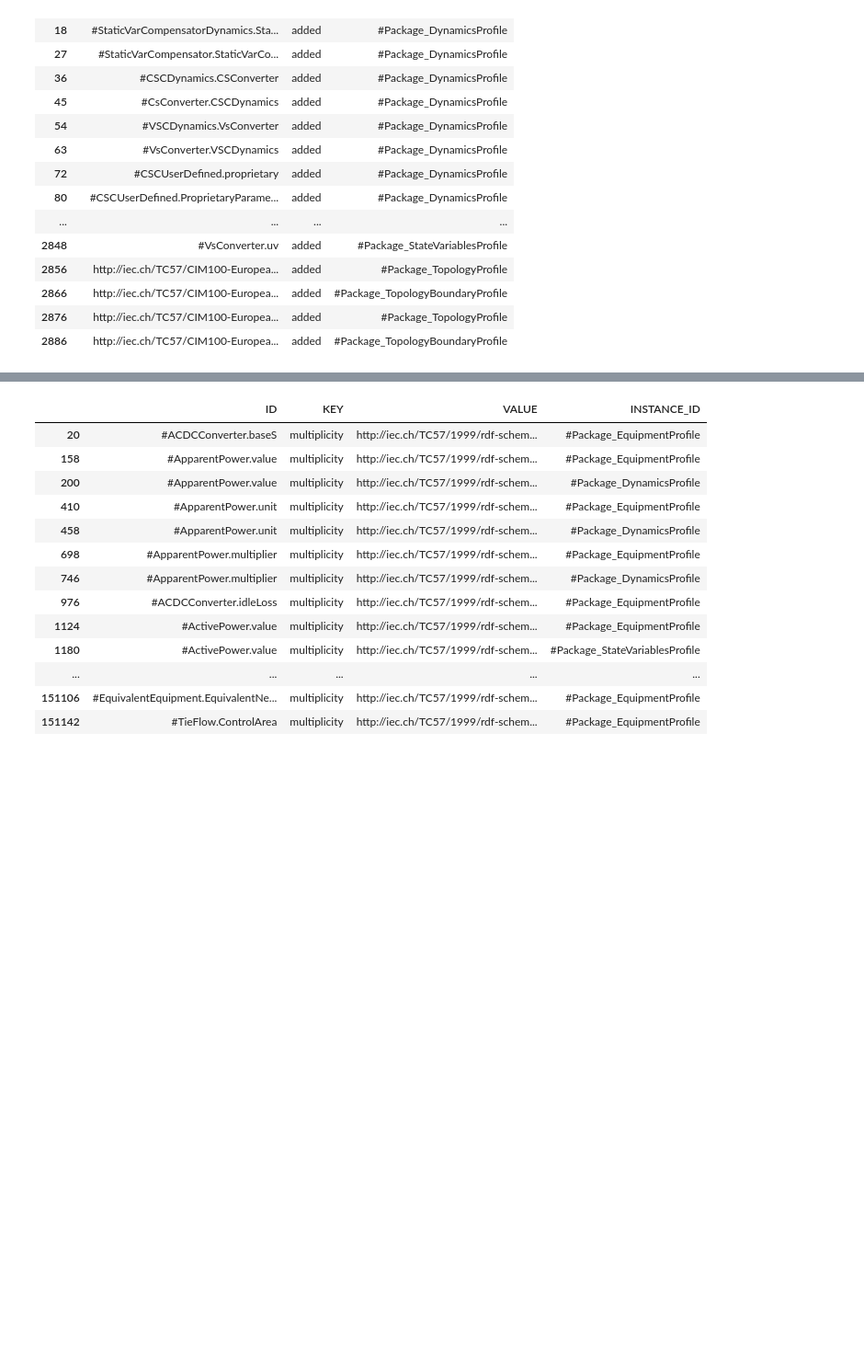
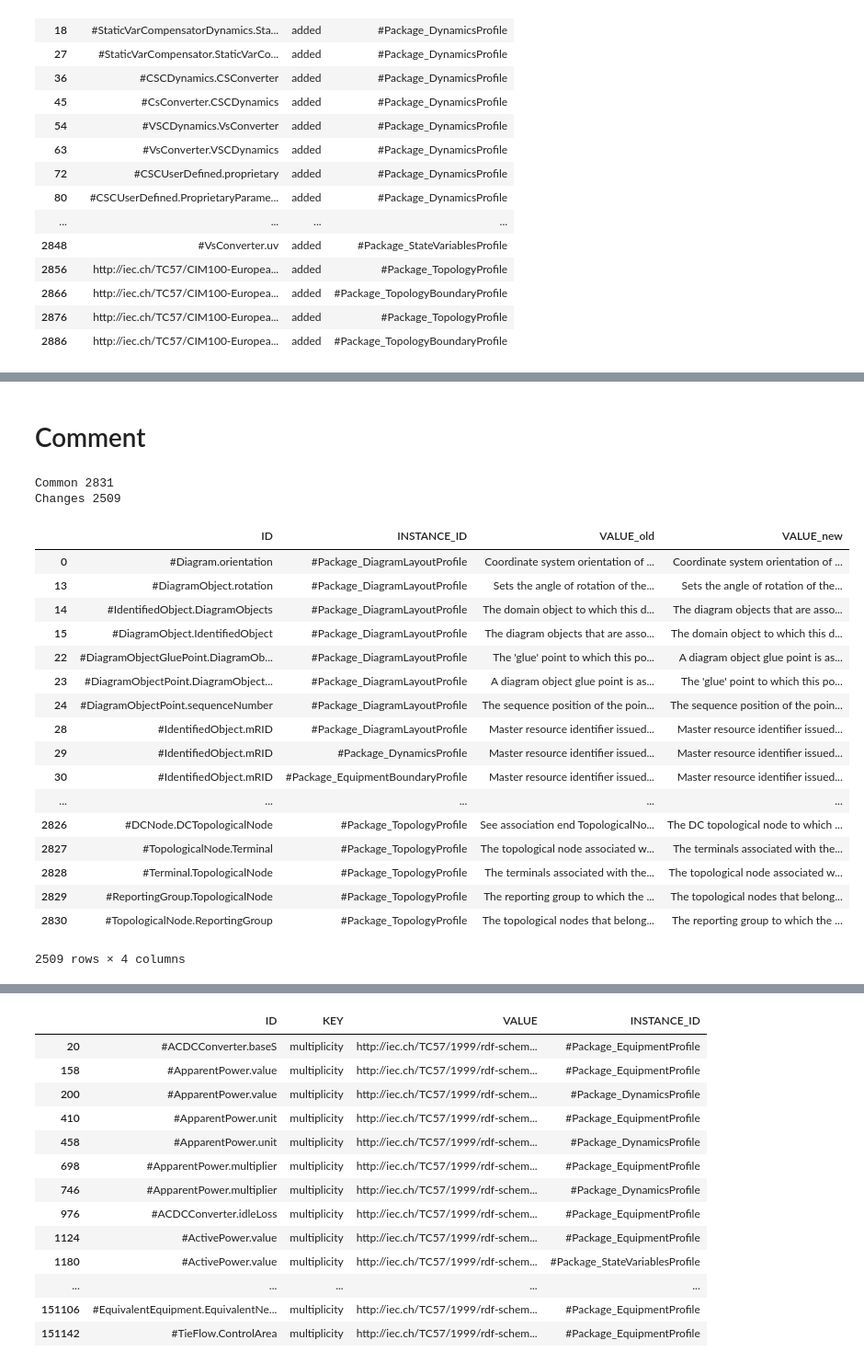
Before and after one commit to Haigutus/USVDM, a Jupyter notebook: Tools/RDF_PARSER/examples/RDFS_comparison.ipynb, the cells around one changed output, grey strips where cells are left out. Shown at 92% size. Drawn from its saved outputs; the diff is of its cells as text; code cells hidden in the pictures; blank space fills up the shorter version.

```diff
--- a/Tools/RDF_PARSER/examples/RDFS_comparison.ipynb
+++ b/Tools/RDF_PARSER/examples/RDFS_comparison.ipynb
@@ -293,0 +335,42 @@ Name: diff, dtype: int64
+# %%
+report_name = "Comment"
+
+markdown_print("# {}".format(report_name))
+
+properties = {}
+for data in data_set:
+
+    # Here goes query
+    property_data = data_set[data].merge(data_set[data].query("VALUE == 'http://www.w3.org/1999/02/22-rdf-syntax-ns#Property'"), on="ID", suffixes=("", "_remove"))[data_set[data].columns].drop_duplicates()
+    properties[data] = property_data.query("KEY=='comment'")
+
+
+common_property = properties["new"].merge(properties["old"], on=["ID","KEY", "INSTANCE_ID"], how="inner", suffixes=("_new", "_old"))
+print("Common " + str(len(common_property)))
+
+
+changes = common_property[~(common_property["VALUE_new"] == common_property["VALUE_old"])][["ID", "INSTANCE_ID", "VALUE_old", "VALUE_new"]]
+print("Changes " + str(len(changes)))
+display(changes)
+# %% [output]
+# Comment
+Common 2831
+Changes 2509
+|  | ID | INSTANCE_ID | VALUE_old | VALUE_new |
+| 0 | #Diagram.orientation | #Package_DiagramLayoutProfile | Coordinate system orientation of ... | Coordinate system orientation of ... |
+| 13 | #DiagramObject.rotation | #Package_DiagramLayoutProfile | Sets the angle of rotation of the... | Sets the angle of rotation of the... |
+| 14 | #IdentifiedObject.DiagramObjects | #Package_DiagramLayoutProfile | The domain object to which this d... | The diagram objects that are asso... |
+| 15 | #DiagramObject.IdentifiedObject | #Package_DiagramLayoutProfile | The diagram objects that are asso... | The domain object to which this d... |
+| 22 | #DiagramObjectGluePoint.DiagramOb... | #Package_DiagramLayoutProfile | The 'glue' point to which this po... | A diagram object glue point is as... |
+| 23 | #DiagramObjectPoint.DiagramObject... | #Package_DiagramLayoutProfile | A diagram object glue point is as... | The 'glue' point to which this po... |
+| 24 | #DiagramObjectPoint.sequenceNumber | #Package_DiagramLayoutProfile | The sequence position of the poin... | The sequence position of the poin... |
+| 28 | #IdentifiedObject.mRID | #Package_DiagramLayoutProfile | Master resource identifier issued... | Master resource identifier issued... |
+| 29 | #IdentifiedObject.mRID | #Package_DynamicsProfile | Master resource identifier issued... | Master resource identifier issued... |
+| 30 | #IdentifiedObject.mRID | #Package_EquipmentBoundaryProfile | Master resource identifier issued... | Master resource identifier issued... |
+| ... | ... | ... | ... | ... |
+| 2826 | #DCNode.DCTopologicalNode | #Package_TopologyProfile | See association end TopologicalNo... | The DC topological node to which ... |
+| 2827 | #TopologicalNode.Terminal | #Package_TopologyProfile | The topological node associated w... | The terminals associated with the... |
+| 2828 | #Terminal.TopologicalNode | #Package_TopologyProfile | The terminals associated with the... | The topological node associated w... |
+| 2829 | #ReportingGroup.TopologicalNode | #Package_TopologyProfile | The reporting group to which the ... | The topological nodes that belong... |
+| 2830 | #TopologicalNode.ReportingGroup | #Package_TopologyProfile | The topological nodes that belong... | The reporting group to which the ... |
+2509 rows × 4 columns
```
Also changed, not shown: parts of 4 cells of this notebook, 2 other files.
